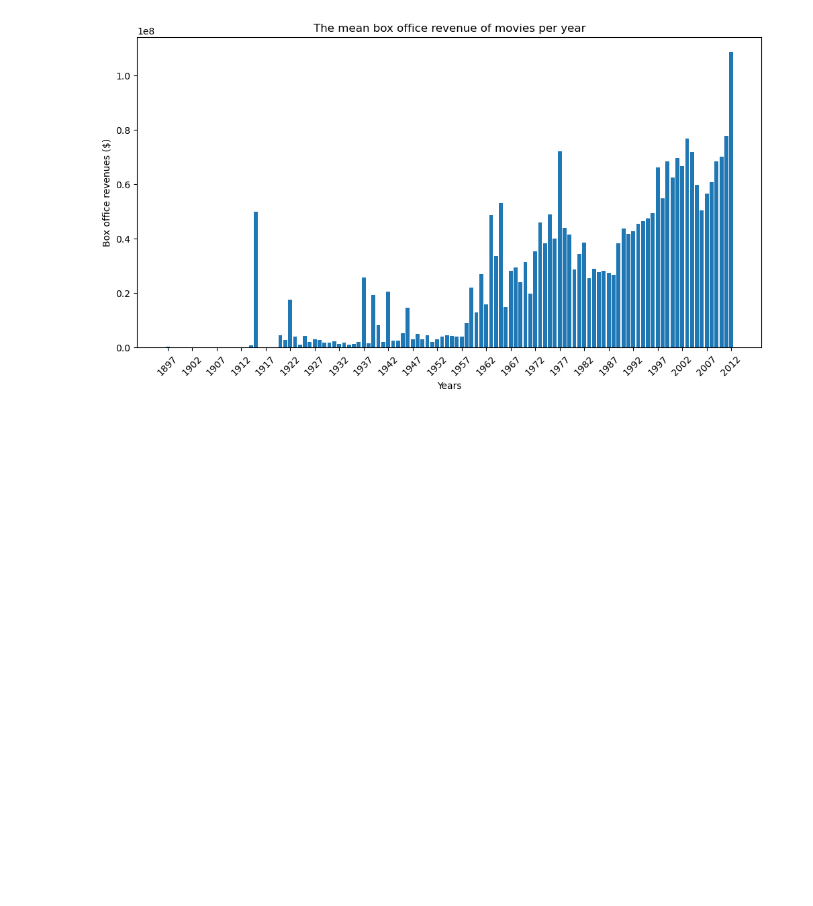
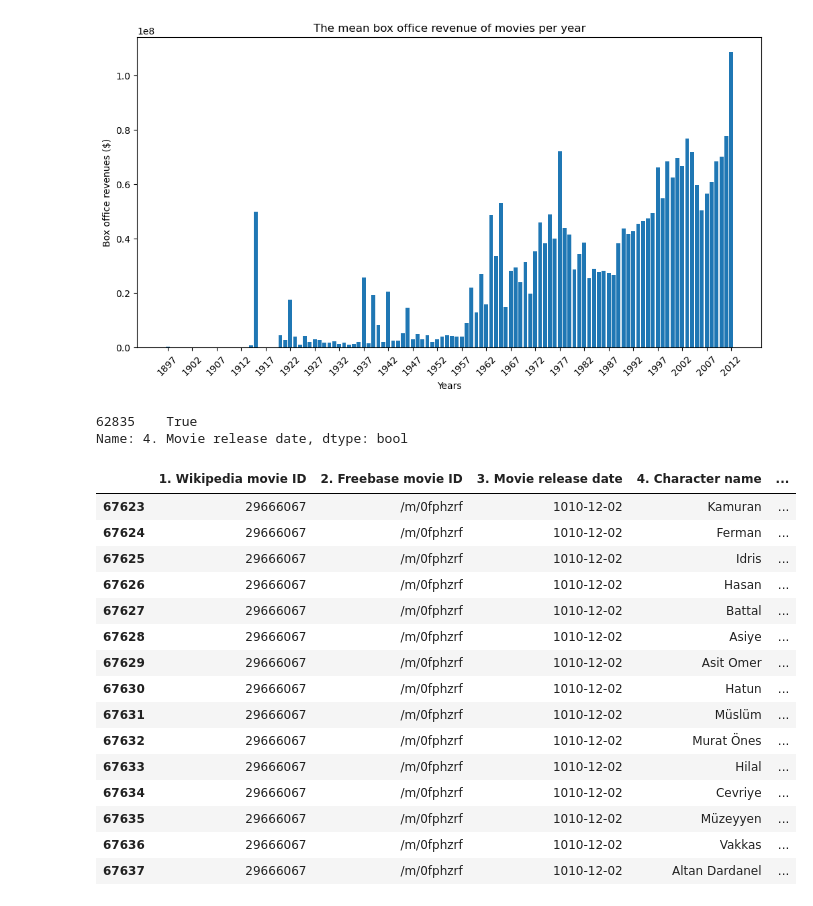
Before and after one commit to epfl-ada/ada-2023-project-pandamonium, a Jupyter notebook: Milestone_P2.ipynb, the cells around one changed output. Saved outputs shown, nothing was run; the diff lists cells and outputs as text; code cells hidden in the pictures; blank space fills up the shorter version.

```diff
--- a/Milestone_P2.ipynb
+++ b/Milestone_P2.ipynb
@@ -255,3 +255,39 @@ plt.title("The mean box office revenue of movies per year")
 plt.show()
 # %% [output]
 [figure]
+# %%
+# Verify if the value of 1010 it was a error from both data sets
+
+# Create a copy
+movie_metadata_ex = movie_metadata.copy()
+character_metadata_ex = character_metadata.copy()
+
+# See where is equal to 1010
+ola = (movie_metadata_ex['4. Movie release date'].dropna()).astype(str).str[:4] == "1010"
+np.where(ola)[0]
+print(ola[57570:57571])
+
+# Search for the Movie ID of this film
+movie_ID_1010 = movie_metadata_ex.iloc[62835,:]['1. Wikipedia movie ID']
+
+# Verify if on the other data frame has the same error
+character_metadata_ex[character_metadata_ex['1. Wikipedia movie ID'] == movie_ID_1010]
+# %% [output]
+62835    True
+Name: 4. Movie release date, dtype: bool
+|  | 1. Wikipedia movie ID | 2. Freebase movie ID | 3. Movie release date | 4. Character name | ... |
+| 67623 | 29666067 | /m/0fphzrf | 1010-12-02 | Kamuran | ... |
+| 67624 | 29666067 | /m/0fphzrf | 1010-12-02 | Ferman | ... |
+| 67625 | 29666067 | /m/0fphzrf | 1010-12-02 | Idris | ... |
+| 67626 | 29666067 | /m/0fphzrf | 1010-12-02 | Hasan | ... |
+| 67627 | 29666067 | /m/0fphzrf | 1010-12-02 | Battal | ... |
+| 67628 | 29666067 | /m/0fphzrf | 1010-12-02 | Asiye | ... |
+| 67629 | 29666067 | /m/0fphzrf | 1010-12-02 | Asit Omer | ... |
+| 67630 | 29666067 | /m/0fphzrf | 1010-12-02 | Hatun | ... |
+| 67631 | 29666067 | /m/0fphzrf | 1010-12-02 | Müslüm | ... |
+| 67632 | 29666067 | /m/0fphzrf | 1010-12-02 | Murat Önes | ... |
+| 67633 | 29666067 | /m/0fphzrf | 1010-12-02 | Hilal | ... |
+| 67634 | 29666067 | /m/0fphzrf | 1010-12-02 | Cevriye | ... |
+| 67635 | 29666067 | /m/0fphzrf | 1010-12-02 | Müzeyyen | ... |
+| 67636 | 29666067 | /m/0fphzrf | 1010-12-02 | Vakkas | ... |
+| 67637 | 29666067 | /m/0fphzrf | 1010-12-02 | Altan Dardanel | ... |
```
Also changed, not shown: parts of 3 cells of this notebook.
